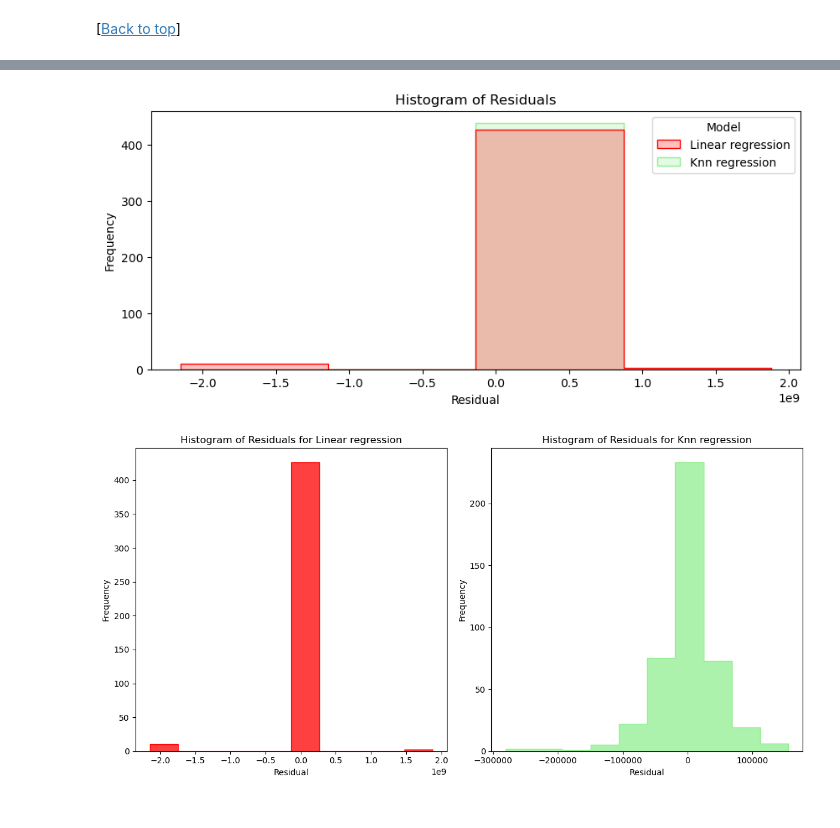
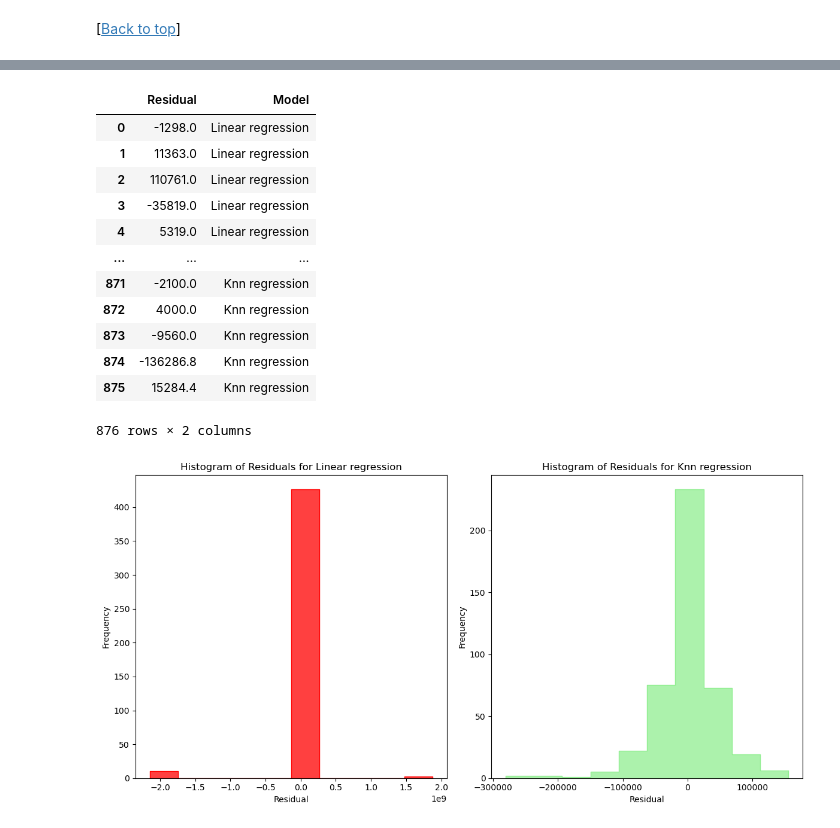
Before and after one commit to asiyashakeel78/Spring-Board, a Jupyter notebook: Capstone Project 2/House Prices Prediction-Modeling.ipynb, the cells around one changed output, grey strips where cells are left out. Drawn from its saved outputs; the diff is of its cells as text; code cells hidden in the pictures.

```diff
--- a/Capstone Project 2/House Prices Prediction-Modeling.ipynb
+++ b/Capstone Project 2/House Prices Prediction-Modeling.ipynb
@@ -487,17 +511,21 @@ plt.show()
-# %%
-df = pd.DataFrame({'Residual': residuals_lr + residuals_knn, 'Model': ['Linear regression'] * len(residuals_lr) + ['Knn regression'] * len(residuals_knn)})
-
-# Plot histogram with hue
-fig, ax = plt.subplots(figsize=(10, 4))
-sns.histplot(data=df, x='Residual', hue='Model',element="step",bins=4, palette=['red', 'lightgreen'])
-
-# Set plot labels and title
-plt.xlabel('Residual')
-plt.ylabel('Frequency')
-plt.title('Histogram of Residuals')
-
-# Show the plot
-plt.show()
-# %% [output]
-[figure, removed]
+# %%
+residuals_lr = [predicted - actual for predicted, actual in zip(test_data['Predicted'], test_data['Actual'])]
+residuals_knn = [predicted - actual for predicted, actual in zip(test_data2['Predicted'], test_data2['Actual'])]
+
+df = pd.DataFrame({'Residual': residuals_lr + residuals_knn, 'Model': ['Linear regression'] * len(residuals_lr) + ['Knn regression'] * len(residuals_knn)})
+df
+# %% [output]
+|  | Residual | Model |
+| 0 | -1298.0 | Linear regression |
+| 1 | 11363.0 | Linear regression |
+| 2 | 110761.0 | Linear regression |
+| 3 | -35819.0 | Linear regression |
+| 4 | 5319.0 | Linear regression |
+| ... | ... | ... |
+| 871 | -2100.0 | Knn regression |
+| 872 | 4000.0 | Knn regression |
+| 873 | -9560.0 | Knn regression |
+| 874 | -136286.8 | Knn regression |
+| 875 | 15284.4 | Knn regression |
+876 rows × 2 columns
 # %%
```
Also changed, not shown: parts of 22 cells of this notebook.
